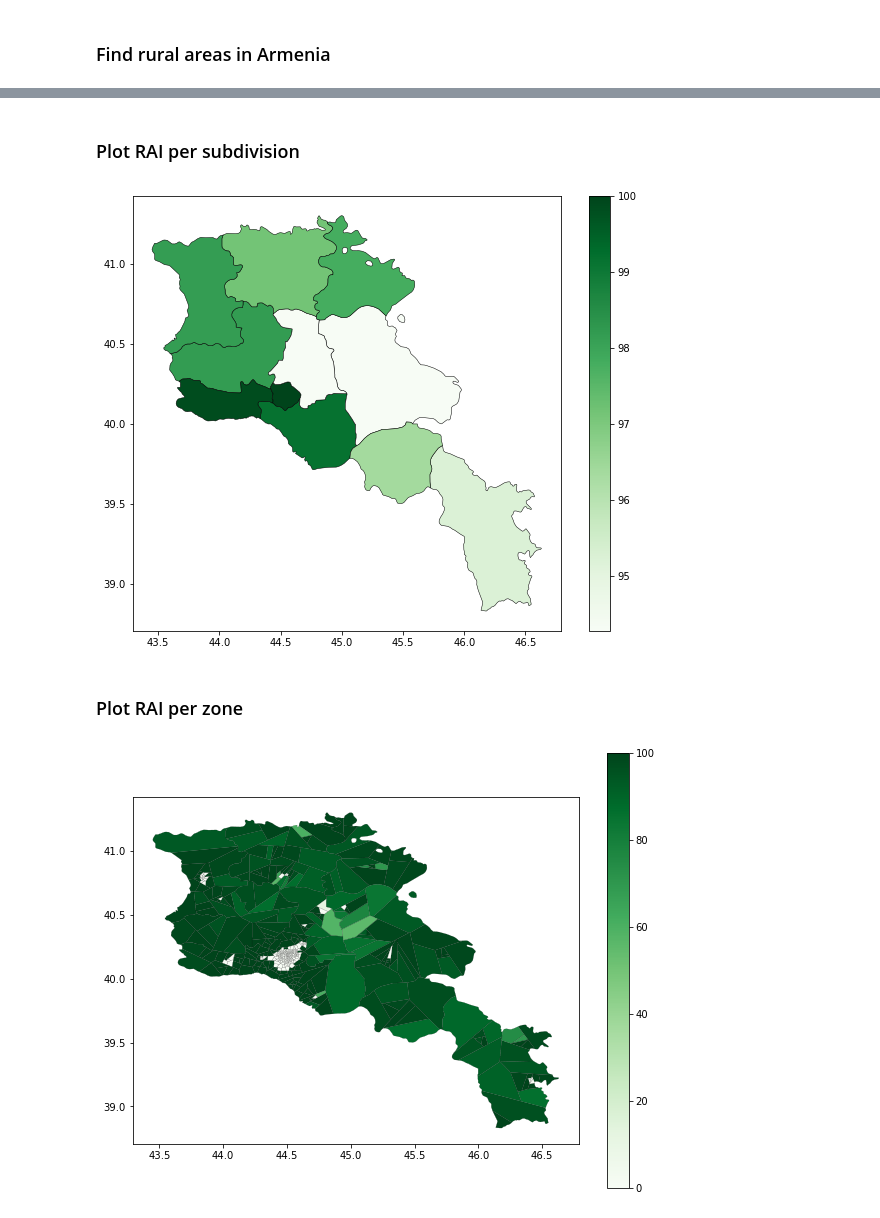
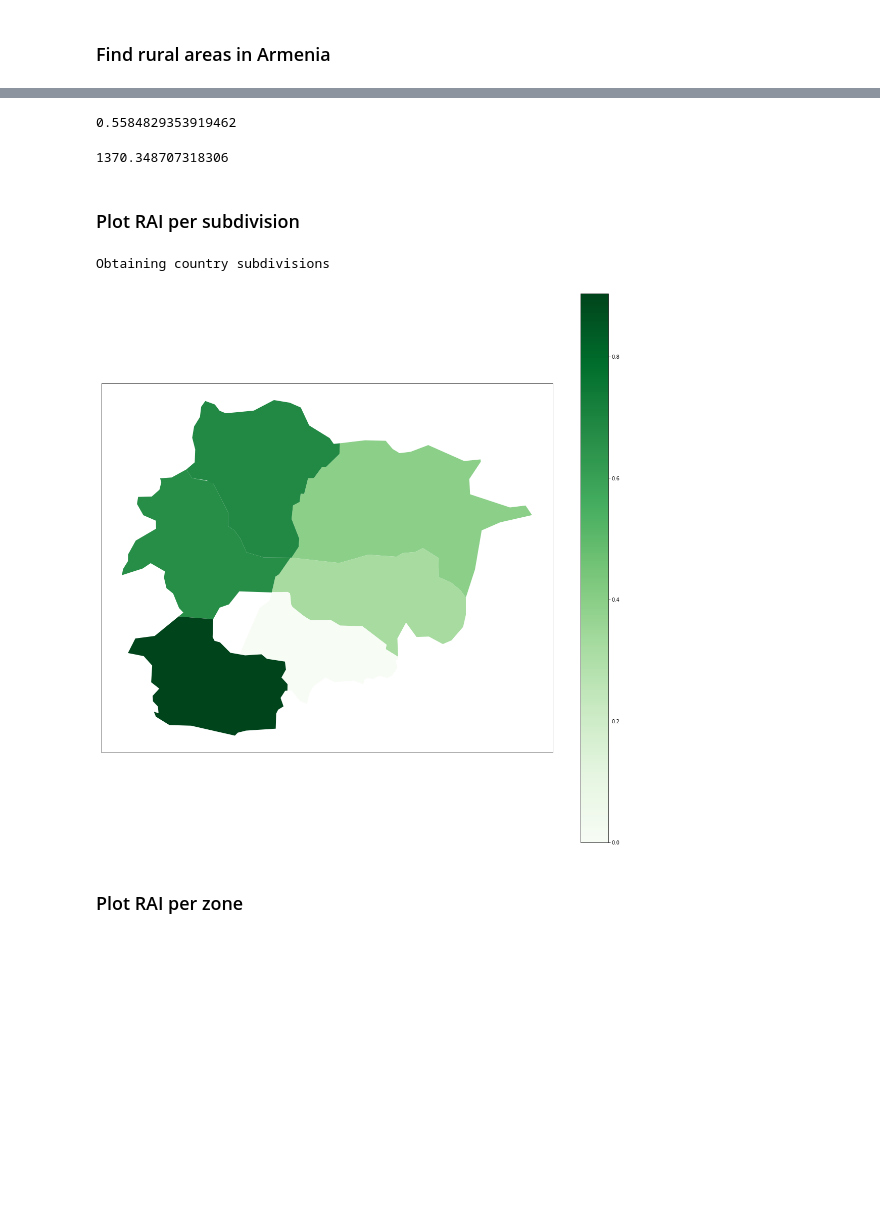
Before and after one commit to pedrocamargo/road_analytics, a Jupyter notebook: notebooks/Rural_Access_Index.ipynb, the cells around one changed output, grey strips where cells are left out. Drawn from its saved outputs; the diff is of its cells as text; code cells hidden in the pictures; blank space fills up the shorter version.

```diff
--- a/notebooks/Rural_Access_Index.ipynb
+++ b/notebooks/Rural_Access_Index.ipynb
@@ -12,3 +16,3 @@ from functions.plot_rai_per_zone import plot_rai_per_zone
 # %%
-model_place = "Armenia"
+model_place = "Andorra"
 # %%
@@ -45,3 +39,4 @@ rural_links = links_in_rural_areas(project, rural_areas)
 # %%
-rural_pop = rural_population(model_place, project, rural_links)
+%%time
+rai_data = basic_RAI_data(project, model_place)
 # %% [output]
@@ -54,12 +59,17 @@ Right CRS: EPSG:4326
+# %%
+rai_data.accessible.sum()/(rai_data.inaccessible.sum() + rai_data.accessible.sum())
+# %% [output]
+0.5584829353919462
+# %%
+rai_data.accessible.sum()
+# %% [output]
+1370.348707318306
 # %% [markdown]
 ### Plot RAI per subdivision
 # %%
-plot_rai_per_subdivision(model_place, rural_pop)
+plot_rai(rai_data, project, division_type='subdivision')
 # %% [output]
+Obtaining country subdivisions
-[figure, old version]
+[figure, new version]
 # %% [markdown]
 ### Plot RAI per zone
-# %%
-plot_rai_per_zone(project, rural_pop)
-# %% [output]
-[figure, removed]
```
Also changed, not shown: parts of 11 cells of this notebook, 27 other files.
